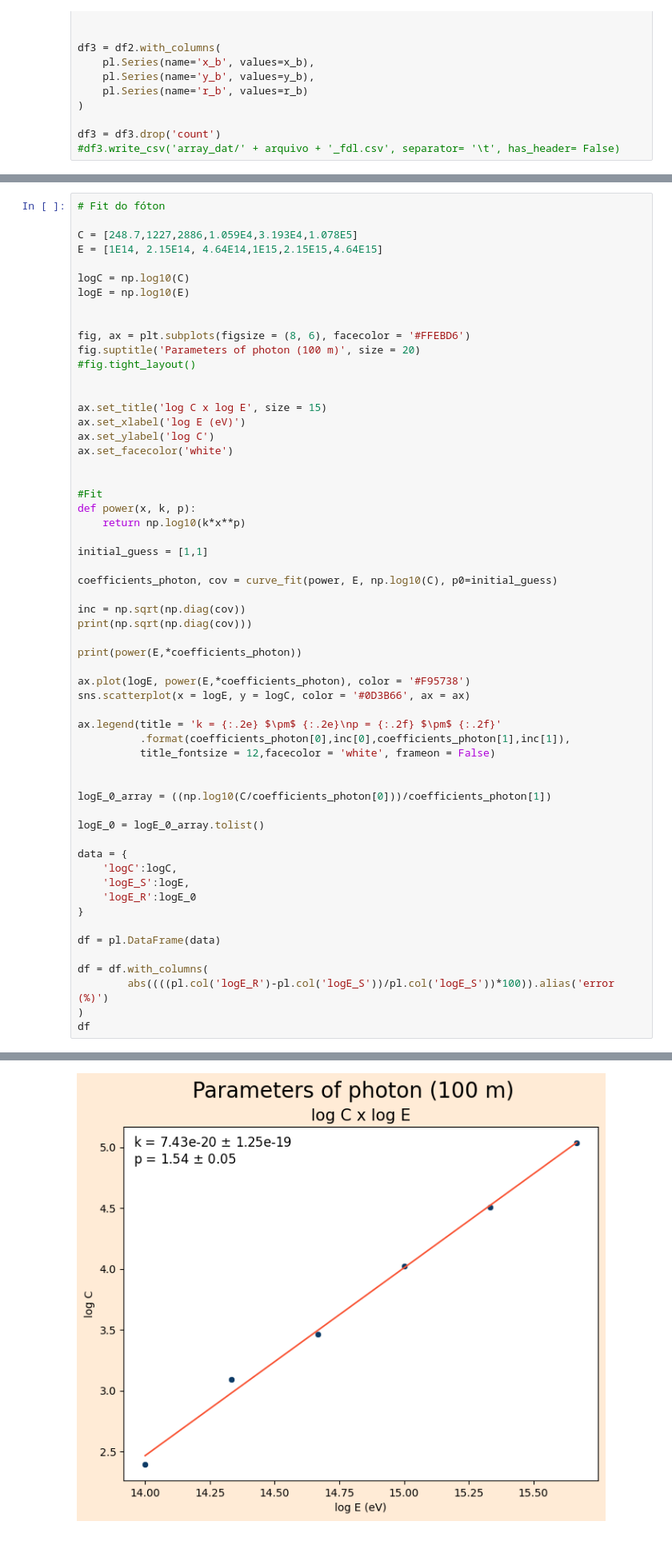
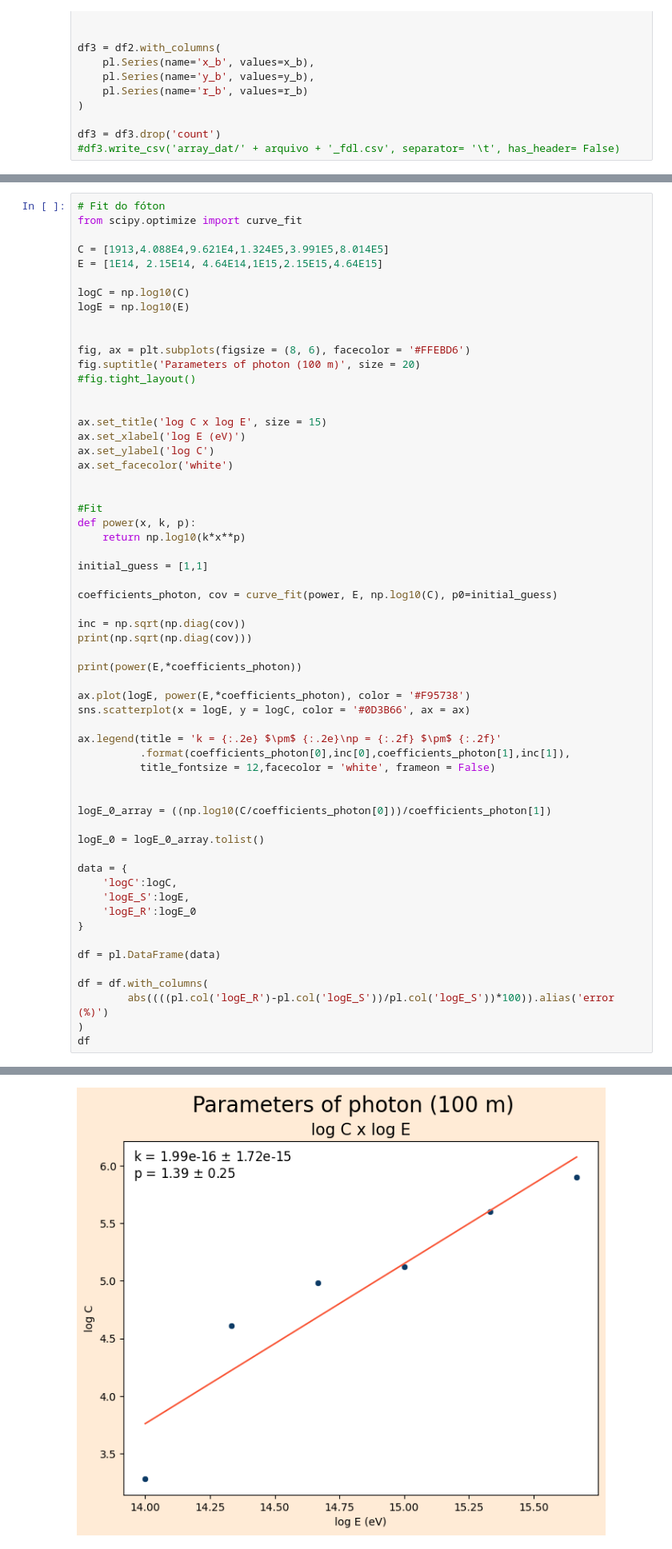
Before and after one commit to lucas-orfei/mestrado, a Jupyter notebook: array_10x10.ipynb, the cells around one changed output, grey strips where cells are left out. Shown at 80% size. Drawn from its saved outputs; the diff is of its cells as text.

```diff
--- a/array_10x10.ipynb
+++ b/array_10x10.ipynb
@@ -266,7 +222,8 @@ No artists with labels found to put in legend.  Note that artists whose label st
 # %%
 # Fit do fóton
+from scipy.optimize import curve_fit
 
-C = [248.7,1227,2886,1.059E4,3.193E4,1.078E5]
+C = [1913,4.088E4,9.621E4,1.324E5,3.991E5,8.014E5]
 E = [1E14, 2.15E14, 4.64E14,1E15,2.15E15,4.64E15]
 
 logC = np.log10(C)
@@ -337,4 +294,4 @@ shape: (6, 4)
-[figure, old version]
+[figure, new version]
 # %%
 # Fit do próton
 
```
Also changed, not shown: parts of 10 cells of this notebook.
